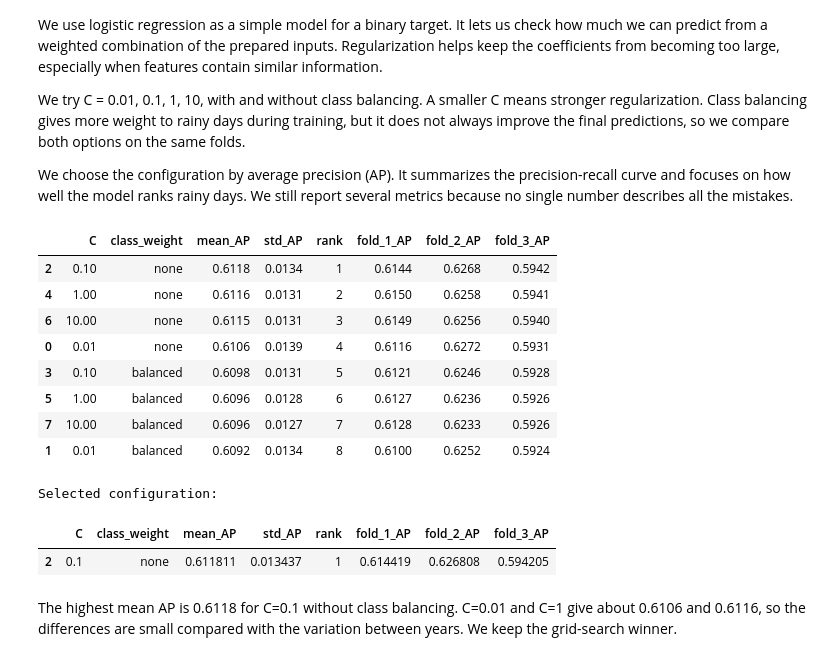
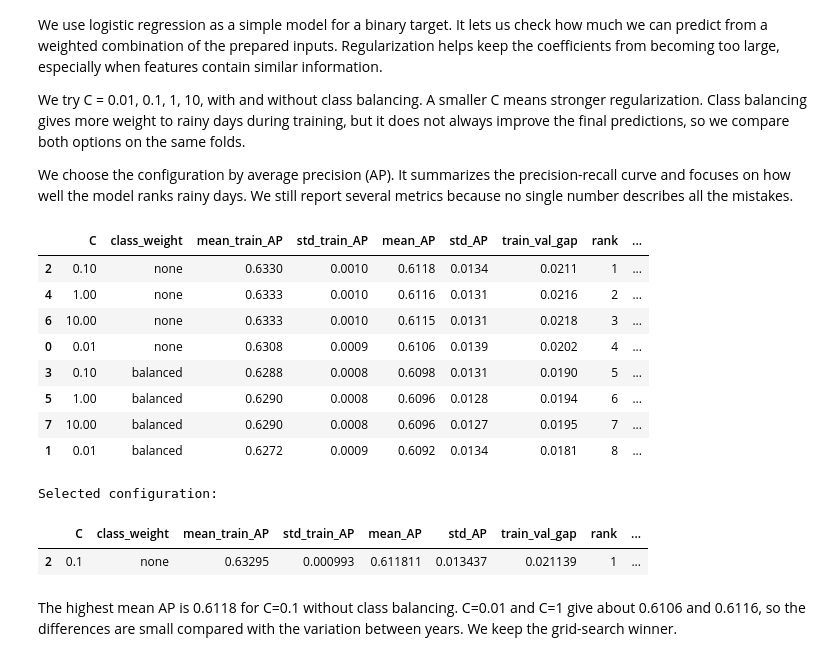
Before and after one commit to khorunzhaviktoriia/ml_mini_project, a Jupyter notebook: models/LogisticRegression.ipynb, the cells around one changed output. Saved outputs shown, nothing was run; the diff lists cells and outputs as text; code cells hidden in the pictures.

```diff
--- a/models/LogisticRegression.ipynb
+++ b/models/LogisticRegression.ipynb
@@ -107,46 +107,51 @@ def make_pipeline(model):
         name: Pipeline([("impute", transformer), ("scale", StandardScaler())])
         for name, transformer, columns in prep.transformers
         if name.startswith("numeric_")
     }
     prep.set_params(**scaled)
     return Pipeline([("prep", prep), ("model", model)])
 
 pipe = make_pipeline(LogisticRegression(solver="lbfgs", max_iter=2000, random_state=SEED))
 search = GridSearchCV(pipe, {"model__C": [0.01, 0.1, 1.0, 10.0],"model__class_weight": [None, "balanced"],
-                            }, scoring="average_precision", cv=search_cv, n_jobs=1, refit=True, error_score="raise")
+                            }, scoring="average_precision", cv=search_cv, n_jobs=1, refit=True, error_score="raise",
+                            return_train_score=True)
 
 search.fit(X, y)
 
 results = pd.DataFrame(search.cv_results_)
 search_table = pd.DataFrame({
     "C": results.param_model__C,
     "class_weight": results.param_model__class_weight.fillna("none"),
+    "mean_train_AP": results.mean_train_score,
+    "std_train_AP": results.std_train_score,
     "mean_AP": results.mean_test_score,
     "std_AP": results.std_test_score,
+    "train_val_gap": results.mean_train_score - results.mean_test_score,
     "rank": results.rank_test_score,
 })
 
 for k in range(len(search_cv)):
+    search_table[f"fold_{k + 1}_train_AP"] = results[f"split{k}_train_score"]
     search_table[f"fold_{k + 1}_AP"] = results[f"split{k}_test_score"]
 
 search_table = search_table.sort_values("rank")
 display(search_table.round(4))
 search_table.to_csv(OUT / "search.csv", index=False)
 print("Selected configuration:")
 display(search_table.head(1))
 # %% [output]
-|  | C | class_weight | mean_AP | std_AP | rank | fold_1_AP | fold_2_AP | fold_3_AP |
-| 2 | 0.10 | none | 0.6118 | 0.0134 | 1 | 0.6144 | 0.6268 | 0.5942 |
-| 4 | 1.00 | none | 0.6116 | 0.0131 | 2 | 0.6150 | 0.6258 | 0.5941 |
-| 6 | 10.00 | none | 0.6115 | 0.0131 | 3 | 0.6149 | 0.6256 | 0.5940 |
-| 0 | 0.01 | none | 0.6106 | 0.0139 | 4 | 0.6116 | 0.6272 | 0.5931 |
-| 3 | 0.10 | balanced | 0.6098 | 0.0131 | 5 | 0.6121 | 0.6246 | 0.5928 |
-| 5 | 1.00 | balanced | 0.6096 | 0.0128 | 6 | 0.6127 | 0.6236 | 0.5926 |
-| 7 | 10.00 | balanced | 0.6096 | 0.0127 | 7 | 0.6128 | 0.6233 | 0.5926 |
-| 1 | 0.01 | balanced | 0.6092 | 0.0134 | 8 | 0.6100 | 0.6252 | 0.5924 |
+|  | C | class_weight | mean_train_AP | std_train_AP | mean_AP | std_AP | train_val_gap | rank | ... |
+| 2 | 0.10 | none | 0.6330 | 0.0010 | 0.6118 | 0.0134 | 0.0211 | 1 | ... |
+| 4 | 1.00 | none | 0.6333 | 0.0010 | 0.6116 | 0.0131 | 0.0216 | 2 | ... |
+| 6 | 10.00 | none | 0.6333 | 0.0010 | 0.6115 | 0.0131 | 0.0218 | 3 | ... |
+| 0 | 0.01 | none | 0.6308 | 0.0009 | 0.6106 | 0.0139 | 0.0202 | 4 | ... |
+| 3 | 0.10 | balanced | 0.6288 | 0.0008 | 0.6098 | 0.0131 | 0.0190 | 5 | ... |
+| 5 | 1.00 | balanced | 0.6290 | 0.0008 | 0.6096 | 0.0128 | 0.0194 | 6 | ... |
+| 7 | 10.00 | balanced | 0.6290 | 0.0008 | 0.6096 | 0.0127 | 0.0195 | 7 | ... |
+| 1 | 0.01 | balanced | 0.6272 | 0.0009 | 0.6092 | 0.0134 | 0.0181 | 8 | ... |
 Selected configuration:
-|  | C | class_weight | mean_AP | std_AP | rank | fold_1_AP | fold_2_AP | fold_3_AP |
-| 2 | 0.1 | none | 0.611811 | 0.013437 | 1 | 0.614419 | 0.626808 | 0.594205 |
+|  | C | class_weight | mean_train_AP | std_train_AP | mean_AP | std_AP | train_val_gap | rank | ... |
+| 2 | 0.1 | none | 0.63295 | 0.000993 | 0.611811 | 0.013437 | 0.021139 | 1 | ... |
 # %% [markdown]
 The highest mean AP is 0.6118 for C=0.1 without class balancing. C=0.01 and C=1 give about 0.6106 and 0.6116, so the differences are small compared with the variation between years. We keep the grid-search winner.
 # %% [markdown]
```
